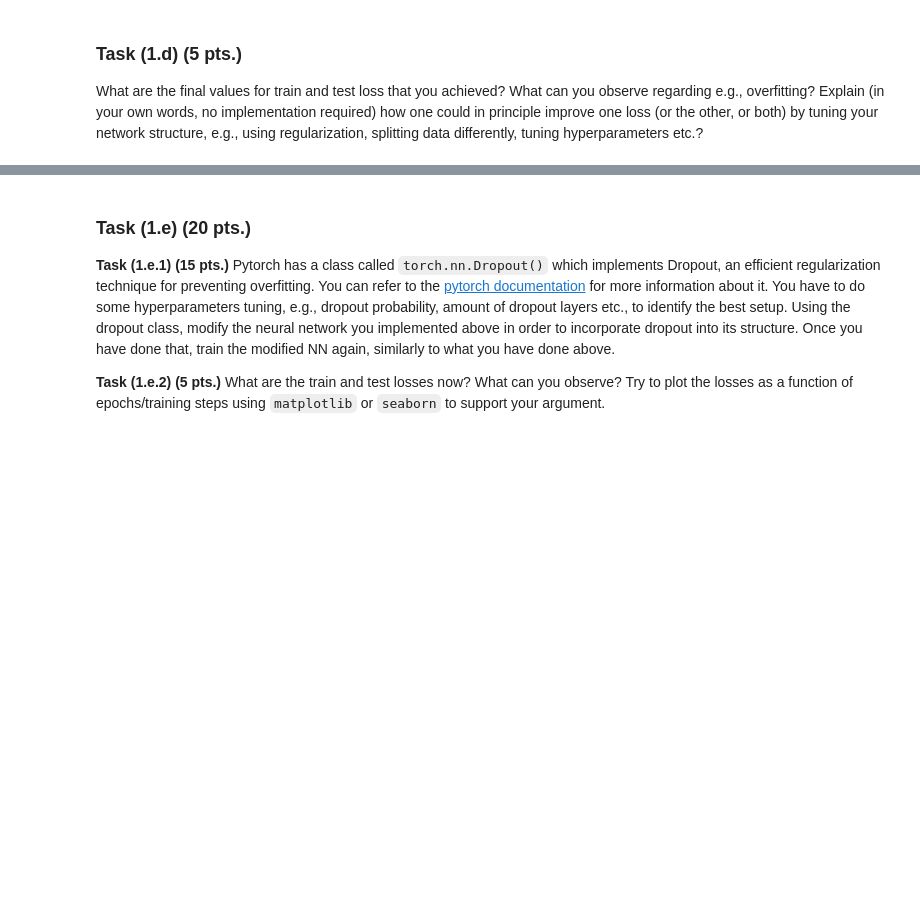
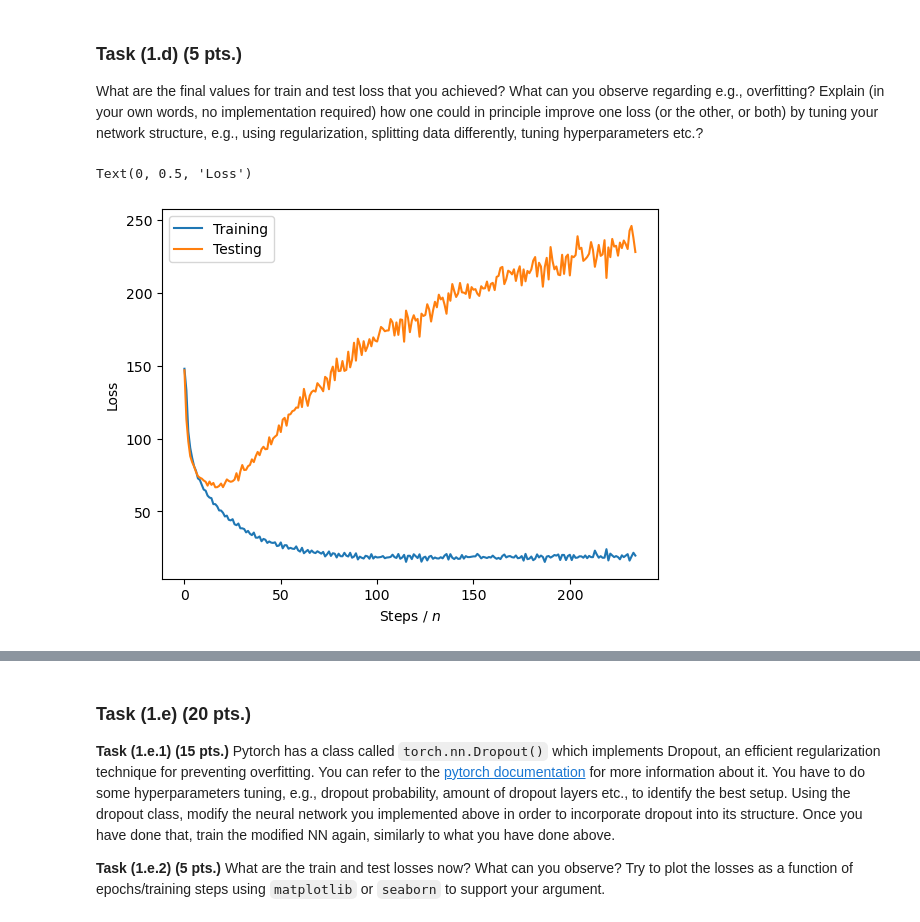
Before and after one commit to BenediktAuer/ML_SS24, a Jupyter notebook: Exercise5/sheet-5.ipynb, the cells around one changed output, grey strips where cells are left out. Cells and saved outputs as stored; diff of their text form; code cells hidden in the pictures; blank space fills up the shorter version.

```diff
--- a/Exercise5/sheet-5.ipynb
+++ b/Exercise5/sheet-5.ipynb
@@ -92,9 +92,9 @@ class Net(nn.Module):
         self.Conv1 = nn.Conv2d(3, 6, 5)
         self.pool = nn.MaxPool2d(2,2)
         self.Conv2 = nn.Conv2d(6, 16, 5)
-        self.lin1 = nn.Linear(16 * 5 * 5, 2^7)
-        self.lin2 = nn.Linear(2^7, 2^6)
-        self.lin3 = nn.Linear(2^6, 10)
+        self.lin1 = nn.Linear(16 * 5 * 5,120)
+        self.lin2 = nn.Linear(120, 84)
+        self.lin3 = nn.Linear(84, 10)
 
     def forward(self, x):
         x = self.pool(F.relu(self.Conv1(x)))
@@ -103,12 +103,11 @@ class Net(nn.Module):
         x = F.relu(self.lin1(x))
         x = F.relu(self.lin2(x))
         x = self.lin3(x)
-        # x = F.softmax(  x) # used when using my_cross_entropy
+        x = F.softmax(  x,dim=1) # used when using my_cross_entropy
 
         return x
-        pass
 
-net = Net()
+testnet = Net()
 # %% [markdown]
 ### **Task (1.b)** **(10 pts.)**
 For the next task, we want to use the cross-entropy loss as the objective function. Implement the cross-entropy loss from scratch. This should take predicted values and true values as input.
@@ -117,6 +117,6 @@ We implement it as given in the lecture, i.e. between two probability distributi
 # %%
 def my_cross_entropy(y_pred, y_true):
-    log_preds = torch.log(y_pred)
+    log_preds = torch.log(y_pred+1e-11)
     targets_log_probs = log_preds.gather(1, y_true.unsqueeze(1)) # we use the gather function to select the the predicted value that correspond to the right class
     loss = -targets_log_probs.sum()
     return loss
@@ -140,3 +140,12 @@ The cell below gives you an implementation for computing the loss on the test da
 Print the train and test loss after every $n$ steps. In the cell below $n$ is set to 1000 but you are free to change it to any value you think is informative to appreciate the change in the loss.
 
 > Note: For the more experienced students, you can leverage GPUs (if you have them) to achieve faster computation. Checkout how to achieve this by using the `.to(device)` function in Pytorch.
+# %%
+device = torch.device('cuda:0' if torch.cuda.is_available() else 'cpu')
+print("Using device:", device)
+# net = Net()
+net = Net().to(device)
+optimizer = optim.SGD(net.parameters(), lr=0.0001, momentum= 0.9)
+criterion = my_cross_entropy
+n =500
+epochs = 150
@@ -143,12 +154,12 @@ Print the train and test loss after every $n$ steps. In the cell below $n$ is se
 # %%
-optimizer = optim.SGD(net.parameters(), lr=0.001, momentum=0.9)
-criterion = nn.CrossEntropyLoss()
+
 
 def get_test_loss(net, loss_criterion, data_loader):
   testing_loss = []
   with torch.no_grad():
     for data in data_loader:
       inputs, labels = data
+      inputs,labels = inputs.to(device), labels.to(device)
       outputs = net(inputs)
       # calculate the loss for this batch
       loss = loss_criterion(outputs, labels)
@@ -215,3 +228,13 @@ KeyboardInterrupt:
 # %% [markdown]
 ### **Task (1.d)** **(5 pts.)**
 What are the final values for train and test loss that you achieved? What can you observe regarding e.g., overfitting? Explain (in your own words, no implementation required) how one could in principle improve one loss (or the other, or both) by tuning your network structure, e.g., using regularization, splitting data differently, tuning hyperparameters etc.?
+# %%
+import matplotlib.pyplot as plt
+plt.plot(training_loss, label="Training")
+plt.plot(testing_loss, label="Testing")
+plt.legend()
+plt.xlabel(r"Steps / $n$")
+plt.ylabel("Loss")
+# %% [output]
+Text(0, 0.5, 'Loss')
+[figure, added]
```
Also changed, not shown: parts of 12 cells of this notebook.
